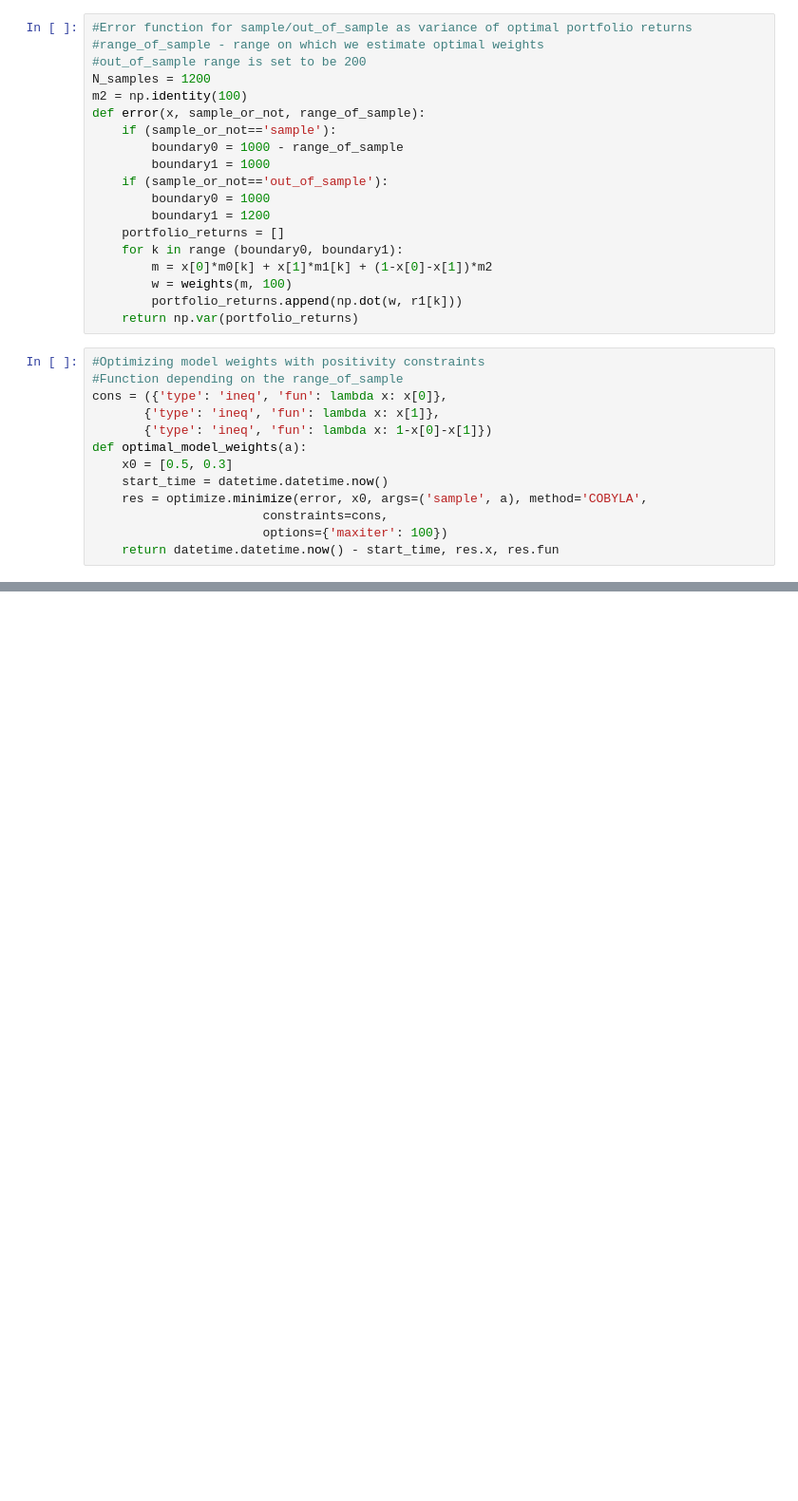
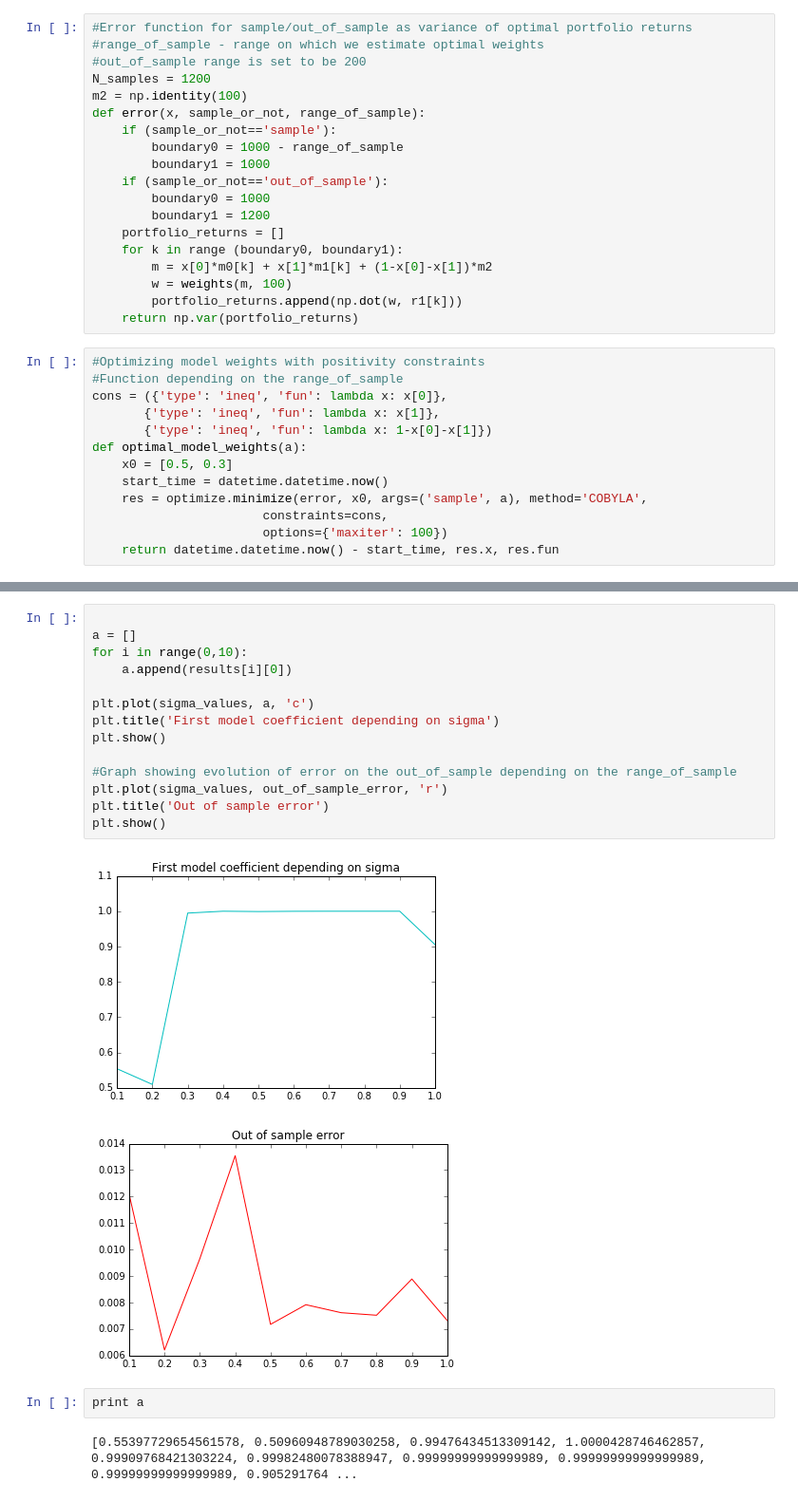
Before and after one commit to FireSlayer57/Project, a Jupyter notebook: task2.3.ipynb, the cells around one changed output, grey strips where cells are left out. Shown at 95% size. Saved outputs shown, nothing was run; the diff lists cells and outputs as text; blank space fills up the shorter version.

```diff
--- a/task2.3.ipynb
+++ b/task2.3.ipynb
@@ -191,0 +220,21 @@ plt.show()
+# %%
+
+a = []
+for i in range(0,10):
+    a.append(results[i][0])
+
+plt.plot(sigma_values, a, 'c')
+plt.title('First model coefficient depending on sigma')
+plt.show()
+
+#Graph showing evolution of error on the out_of_sample depending on the range_of_sample
+plt.plot(sigma_values, out_of_sample_error, 'r')
+plt.title('Out of sample error')
+plt.show()
+# %% [output]
+[figure, added]
+[figure, added]
+# %%
+print a
+# %% [output]
+[0.55397729654561578, 0.50960948789030258, 0.99476434513309142, 1.0000428746462857, 0.99909768421303224, 0.99982480078388947, 0.99999999999999989, 0.99999999999999989, 0.99999999999999989, 0.905291764 ...
```
Also changed, not shown: parts of 4 cells of this notebook, 2 other files.
